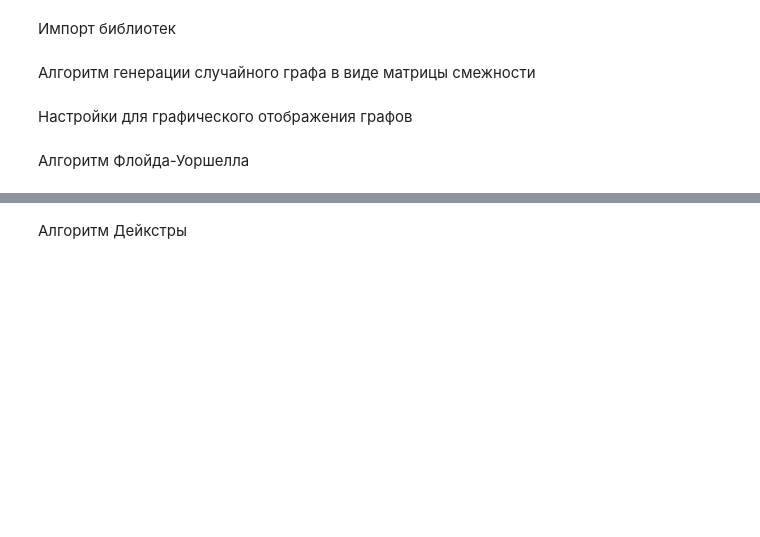
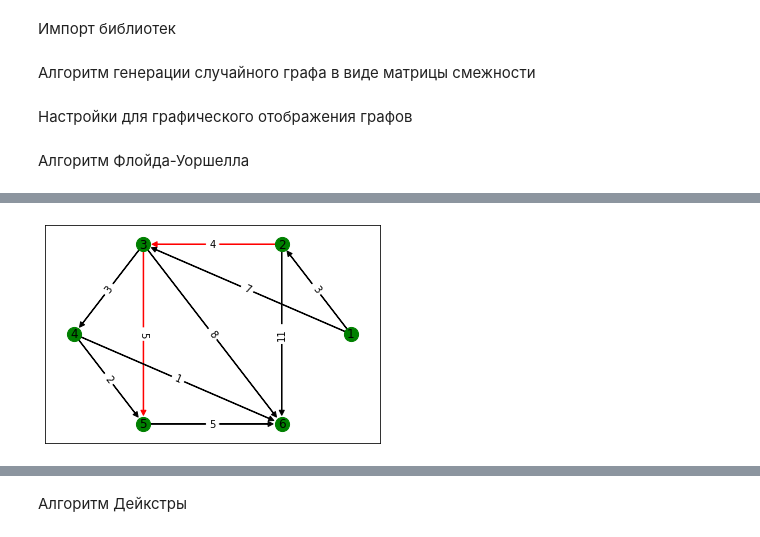
Before and after one commit to AlekseyScorpi/SIAOD, a Jupyter notebook: labs/Lab6.ipynb, the cells around one changed output, grey strips where cells are left out. Saved outputs shown, nothing was run; the diff lists cells and outputs as text; code cells hidden in the pictures; blank space fills up the shorter version.

```diff
--- a/labs/Lab6.ipynb
+++ b/labs/Lab6.ipynb
@@ -128,33 +150,35 @@ def floyd(matrix):
         for j in range(len(W)):
             if i == j: continue
             if W[i][j] != math.inf:
                 for k in range(len(W)):
                     if i == k or j == k: continue
                     if W[i][k] > W[i][j] + W[j][k]:
                         W[i][k] = W[i][j] + W[j][k]
                         H[i][k] = H[i][j]
     return (W, H)
 
 
 result = floyd(matrix)
 path = get_path(result[1], 2, 5)
 
 
 #вносим графические изменения
 graph1 = copy.deepcopy(graph)
 for i in range(1, len(path)):
     graph1.nodes[path[i - 1]]['color'] = 'red'
     graph1.edges[path[i - 1], path[i]]['color'] = 'red'
 graph1.nodes[path[-1]]['color'] = 'red'
 
+draw_graph(graph, path)
 
 #отображаем граф с решением
 nt1 = Network(notebook=True)
 nt1.set_options(options)
 nt1.from_nx(graph1)
 nt1.show("test1.html")
 # %% [output]
 [interactive output not drawn]
+[figure, added]
 # %%
 #тестовый блок для определения скорости работы алгоритма
 
```
Also changed, not shown: parts of 22 cells of this notebook.
